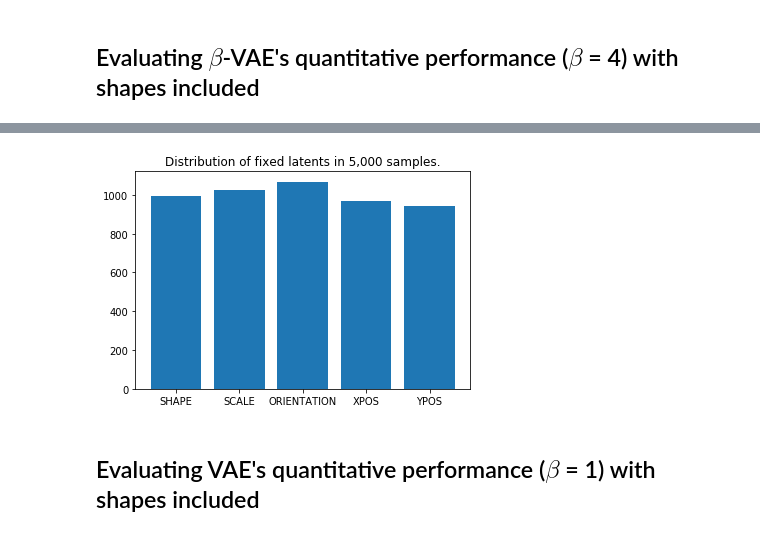
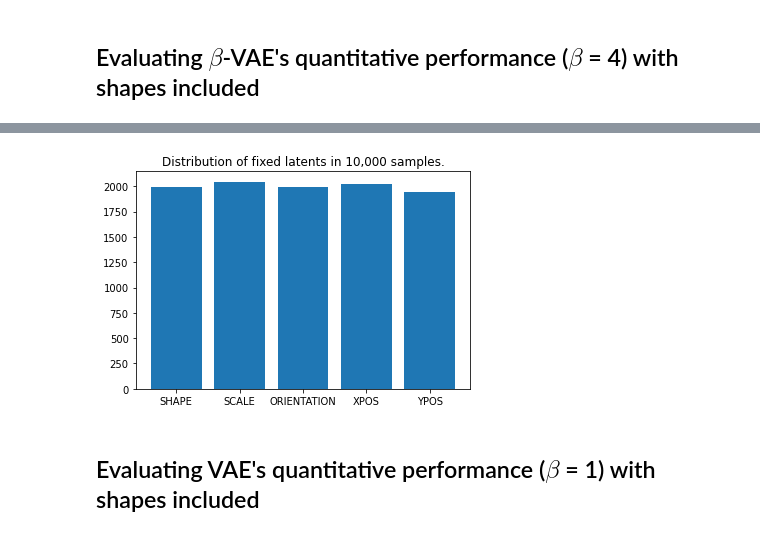
Before and after one commit to maddyflash/betaVAE, a Jupyter notebook: dSprites_benchmark/beta_vae_metric.ipynb, the cells around one changed output, grey strips where cells are left out. Saved outputs shown, nothing was run; the diff lists cells and outputs as text; code cells hidden in the pictures.

```diff
--- a/dSprites_benchmark/beta_vae_metric.ipynb
+++ b/dSprites_benchmark/beta_vae_metric.ipynb
@@ -442,12 +442,13 @@ Later, we will also evaluate the models **with** shape included as the fixed gen
 # new linear classifier with different initial values
 REPEAT = 3
 # in each batch, we take the average of L zdiffs
-L = 32
+L = 64
 # take B batches, i.e. creating a dataset of size (B, LATENT_DIM)
+B = 10_000
 # section 4.2: The table in Fig. 6 (left) reports the classification accuracy of the disentanglement metric for 5,000 test samples
-B = 5_000
+E = 5_000
 # %%
-def run_experiment(model: VAE, ds: DSprites, l: int, batches: int,
+def run_experiment(model: VAE, ds: DSprites, l: int, batches: int, test_batch: int,
                    reps: int, with_shapes: bool=False, verbose: int=1) -> np.array:
     """
     :param model: must have an `encode` function that takes a tensor of shape
@@ -458,6 +459,8 @@ def run_experiment(model: VAE, ds: DSprites, l: int, batches: int,
               to the same L described in the paper.
     :param batches: number of batches. Corresponds to the same B
                     described in the paper.
+    :param test_batch: number of test batch. The paper used 5,000 test points
+                       to evulate the accuracy of the linear classifier.
     :param reps: number of times to repeat this experiment.
     :param with_shapes: should shapes be included as a latent factor that should
                         be measured?
@@ -468,14 +471,21 @@ def run_experiment(model: VAE, ds: DSprites, l: int, batches: int,
              obtained during training for that particular iteration.
     """
     # create data (z^b_diff)s
-    x_test, y_test = generate_benchmarking_dataset(model, ds,
-                                                   l=l, batches=batches,
-                                                   with_shapes=with_shapes)
-    assert x_test.shape == (B, LATENT_DIM) and y_test.shape == (B, )
+    x_train, y_train = generate_benchmarking_dataset(model, ds,
+                                                     l=l, batches=(batches + test_batch),
+                                                     with_shapes=with_shapes)
+    x_train = x_train[: batches]
+    y_train = y_train[: batches]
+    x_test = x_train[-test_batch:]
+    y_test = y_train[-test_batch:]
+
+    assert x_train.shape == (B, LATENT_DIM) and y_train.shape == (B, )
+    assert x_test.shape == (E, LATENT_DIM) and y_test.shape == (E, )
+    assert ((y_train < (5 if with_shapes else 4)) & (y_train >= 0)).all()
     assert ((y_test < (5 if with_shapes else 4)) & (y_test >= 0)).all()
 
     # show target class distribution
-    counts = dict(zip(*np.unique(y_test, return_counts=True)))
+    counts = dict(zip(*np.unique(y_train, return_counts=True)))
     plt.bar([DSprites.Latents(k + (1 if with_shapes else 2)).name for k in counts.keys()], counts.values())
     plt.title(f"Distribution of fixed latents in {B:,} samples.")
     print(counts)
@@ -489,11 +499,11 @@ def run_experiment(model: VAE, ds: DSprites, l: int, batches: int,
         until_convergence = tf.keras.callbacks.EarlyStopping(monitor='accuracy',
                                                              min_delta=1e-5,
                                                              patience=10)
-        history = linear_classifier.fit(x_test, y_test,
+        history = linear_classifier.fit(x_train, y_train,
                                       batch_size=32, epochs=500,
                                       callbacks=[until_convergence],
                                       verbose=verbose)
-        accuracies.append(max(history.history['accuracy']))
+        accuracies.append(linear_classifier.evaluate(x_test, y_test)[-1])
 
     return np.array(accuracies)
 # %% [markdown]
@@ -601,5 +620,5 @@ print(pca_accs)
 # %% [markdown]
 ## Evaluating $\beta$-VAE's quantitative performance ($\beta$ = 4) with shapes included
 # %%
-vae4_accs_shapes = run_experiment(vae4, ds, l=L, batches=B, reps=REPEAT, with_shapes=True)
+vae4_accs_shapes = run_experiment(vae4, ds, l=L, batches=B, test_batch=E, reps=REPEAT, with_shapes=True)
 # %% [output]
@@ -623,4 +642,4 @@ Epoch 83/500
-[figure, old version]
+[figure, new version]
 # %% [markdown]
 ## Evaluating VAE's quantitative performance ($\beta$ = 1) with shapes included
 # %%
```
Also changed, not shown: parts of 16 cells of this notebook.
